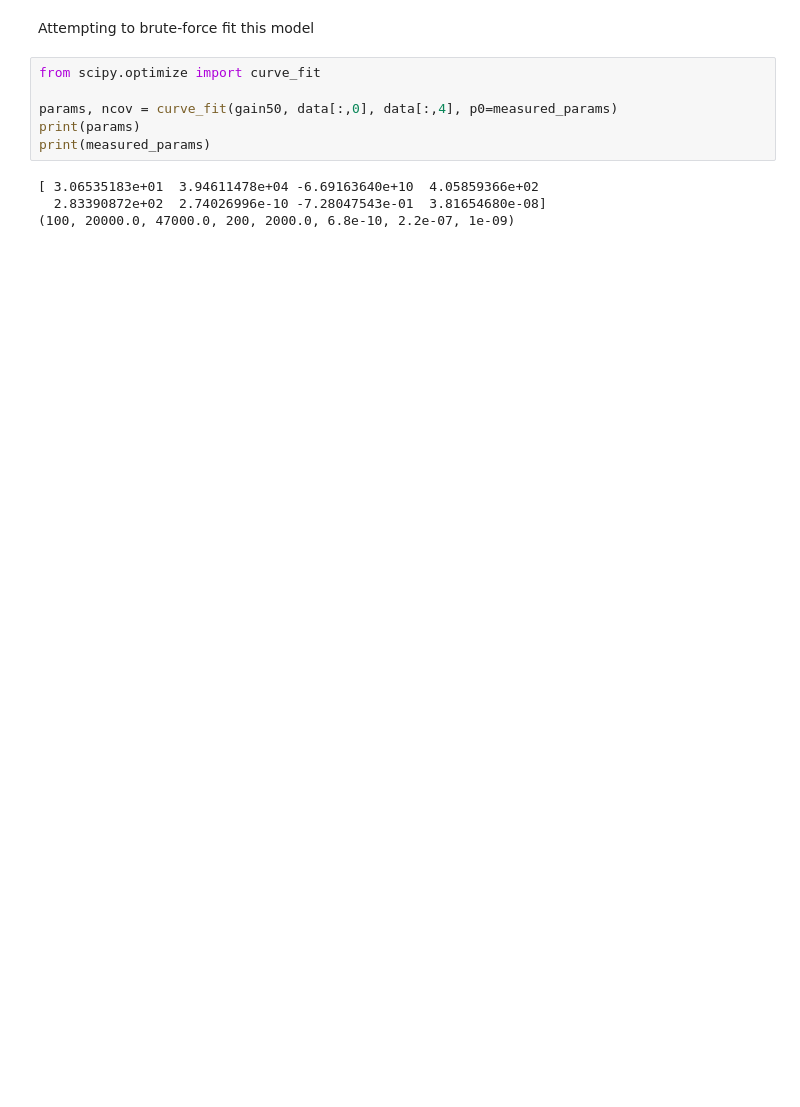
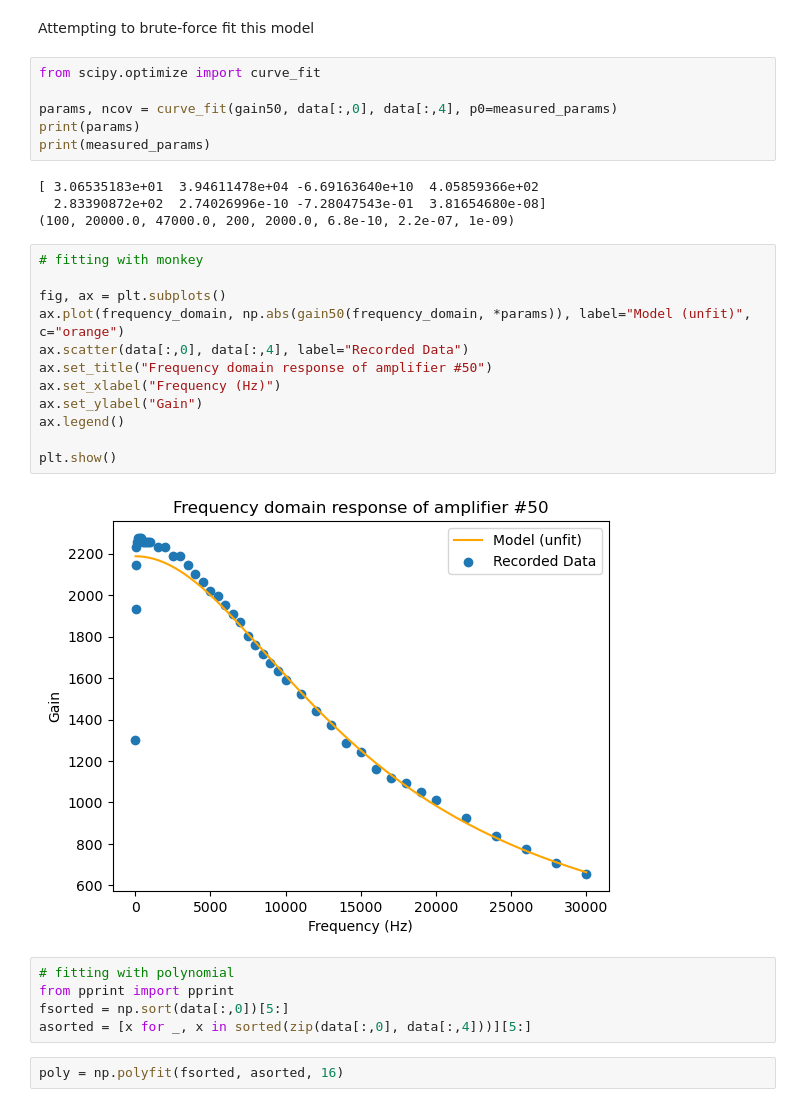
Before and after one commit to Atzphere/309-Pool, a Jupyter notebook: notebooks/amplifier.ipynb, the cells around one changed output. Drawn from its saved outputs; the diff is of its cells as text; blank space fills up the shorter version.

```diff
--- a/notebooks/amplifier.ipynb
+++ b/notebooks/amplifier.ipynb
@@ -69,3 +68,24 @@ print(measured_params)
 [ 3.06535183e+01  3.94611478e+04 -6.69163640e+10  4.05859366e+02
   2.83390872e+02  2.74026996e-10 -7.28047543e-01  3.81654680e-08]
 (100, 20000.0, 47000.0, 200, 2000.0, 6.8e-10, 2.2e-07, 1e-09)
+# %%
+# fitting with monkey
+
+fig, ax = plt.subplots()
+ax.plot(frequency_domain, np.abs(gain50(frequency_domain, *params)), label="Model (unfit)", c="orange")
+ax.scatter(data[:,0], data[:,4], label="Recorded Data")
+ax.set_title("Frequency domain response of amplifier #50")
+ax.set_xlabel("Frequency (Hz)")
+ax.set_ylabel("Gain")
+ax.legend()
+
+plt.show()
+# %% [output]
+[figure, added]
+# %%
+# fitting with polynomial
+from pprint import pprint
+fsorted = np.sort(data[:,0])[5:]
+asorted = [x for _, x in sorted(zip(data[:,0], data[:,4]))][5:]
+# %%
+poly = np.polyfit(fsorted, asorted, 16)
```
Also changed, not shown: parts of 2 cells of this notebook, 10 other files.
